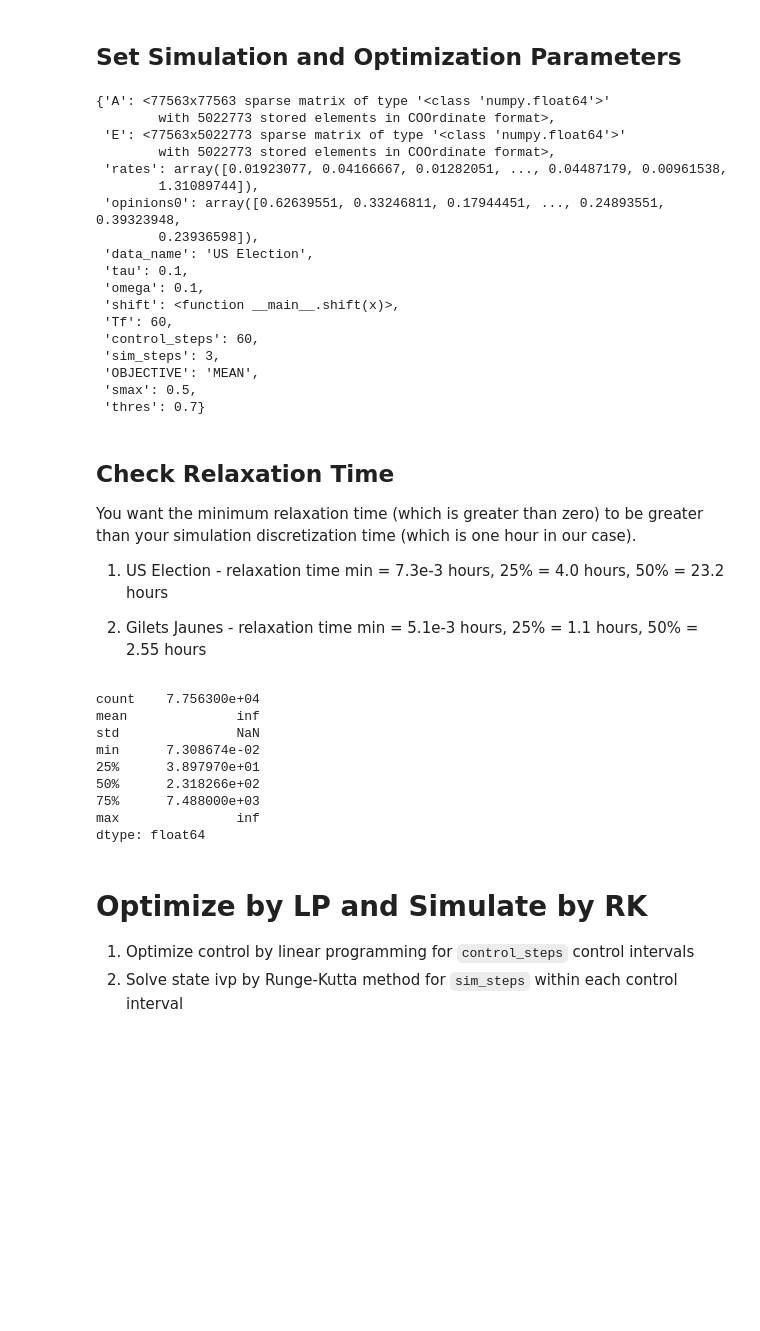
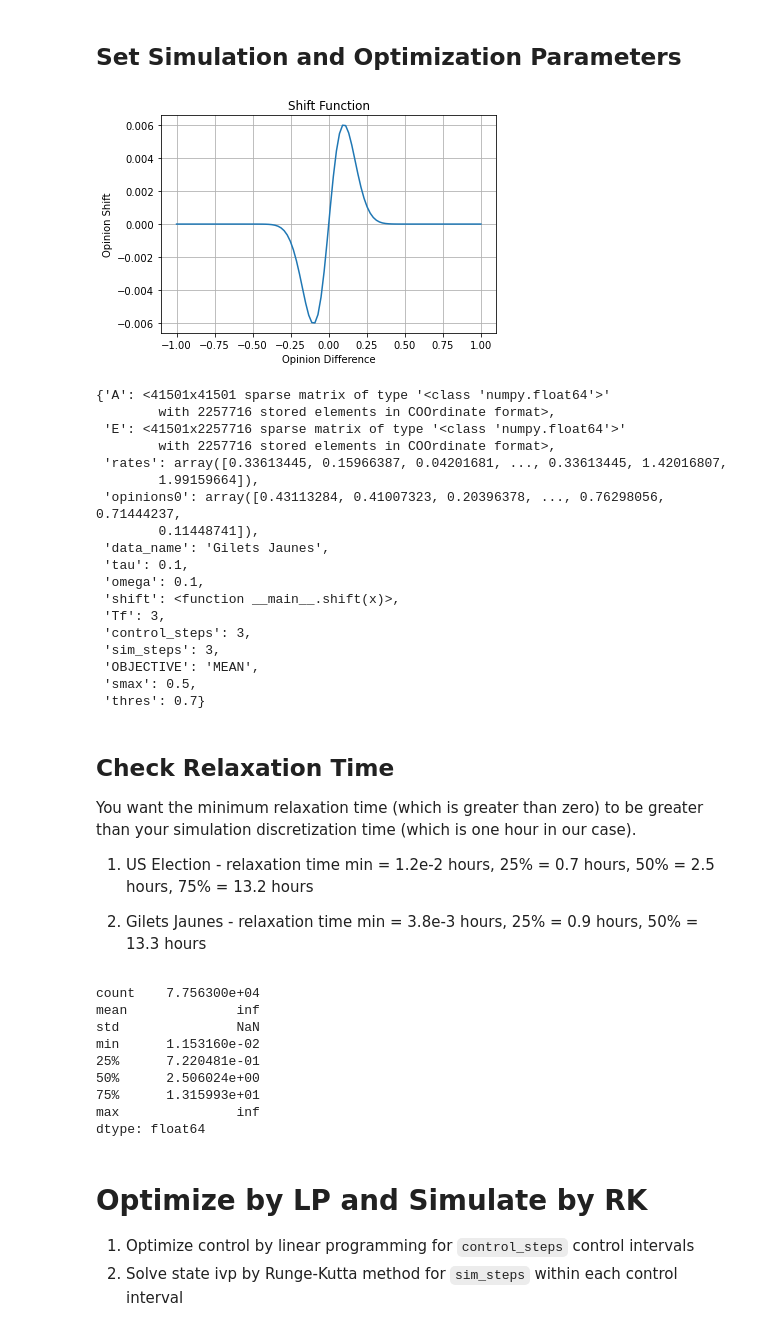
Before and after one commit to zlisto/opinion_dynamics, a Jupyter notebook: ShadowbanAdaptive_LPRK.ipynb, the cells around one changed output. Drawn from its saved outputs; the diff is of its cells as text; code cells hidden in the pictures; blank space fills up the shorter version.

```diff
--- a/ShadowbanAdaptive_LPRK.ipynb
+++ b/ShadowbanAdaptive_LPRK.ipynb
@@ -107,52 +121,63 @@ network_params
 # %% [markdown]
 ## Set Simulation and Optimization Parameters
 # %%
-#simulation parameters
+#shift function
 tau = 0.1
 omega = 0.1
 
-#shift function f
 def shift(x):
     x = np.clip(x, -1, 1)
-    y = omega *x*np.exp(-np.abs(x/tau)**2/2)
+    y = omega*x*np.exp(-np.abs(x/tau)**2/2)
 
     return(y)
 
+T_shift = np.linspace(-1,1,100)
+plt.plot(T_shift, shift(T_shift))
+plt.title('Shift Function')
+plt.xlabel('Opinion Difference')
+plt.ylabel('Opinion Shift')
+plt.grid()
+plt.show()
+
+
 #for dynamics_simulator.py
-Tf = 60 #final time of simulator [days]
-control_steps = Tf
-sim_steps = 3
+Tf = 3 #final time of simulator [days]
+control_steps = Tf #time points to optimize control
+sim_steps = 3 #time points to simulate opinions within one control interval
+
 
 #optimization parameters
 smax = 0.5 #max strength of shadow banning at any time
 OBJECTIVE = 'MEAN' #integral cost type
-thres = 0.7 #used for EXTMIN and EXTMAX
+thres = 0.7 #threshold used for EXTMIN and EXTMAX
 assert OBJECTIVE in ['MEAN','VARMIN','VARMAX','EXTMIN','EXTMAX']
 
 additional_params = {'tau': tau, 'omega': omega, 'shift': shift,
                      'Tf': Tf, 'control_steps': control_steps, 'sim_steps': sim_steps,
                      'OBJECTIVE': OBJECTIVE, 'smax': smax, 'thres': thres}
 
+
 params = {**network_params, **additional_params}
 nv = params['A'].shape[0]
 ne = params['E'].shape[1]
 
 params
 # %% [output]
+[figure, added]
-{'A': <77563x77563 sparse matrix of type '<class 'numpy.float64'>'
-        with 5022773 stored elements in COOrdinate format>,
- 'E': <77563x5022773 sparse matrix of type '<class 'numpy.float64'>'
-        with 5022773 stored elements in COOrdinate format>,
- 'rates': array([0.01923077, 0.04166667, 0.01282051, ..., 0.04487179, 0.00961538,
-        1.31089744]),
- 'opinions0': array([0.62639551, 0.33246811, 0.17944451, ..., 0.24893551, 0.39323948,
-        0.23936598]),
- 'data_name': 'US Election',
+{'A': <41501x41501 sparse matrix of type '<class 'numpy.float64'>'
+        with 2257716 stored elements in COOrdinate format>,
+ 'E': <41501x2257716 sparse matrix of type '<class 'numpy.float64'>'
+        with 2257716 stored elements in COOrdinate format>,
+ 'rates': array([0.33613445, 0.15966387, 0.04201681, ..., 0.33613445, 1.42016807,
+        1.99159664]),
+ 'opinions0': array([0.43113284, 0.41007323, 0.20396378, ..., 0.76298056, 0.71444237,
+        0.11448741]),
+ 'data_name': 'Gilets Jaunes',
  'tau': 0.1,
  'omega': 0.1,
  'shift': <function __main__.shift(x)>,
- 'Tf': 60,
- 'control_steps': 60,
+ 'Tf': 3,
+ 'control_steps': 3,
  'sim_steps': 3,
  'OBJECTIVE': 'MEAN',
  'smax': 0.5,
@@ -162,20 +187,20 @@ params
 
 You want the minimum relaxation time (which is greater than zero) to be greater than your simulation discretization time (which is one hour in our case).
 
-1. US Election - relaxation time min = 7.3e-3  hours, 25% = 4.0  hours, 50% = 23.2 hours
+1. US Election - relaxation time min = 1.2e-2  hours, 25% = 0.7  hours, 50% = 2.5 hours, 75% = 13.2 hours
 
-2. Gilets Jaunes - relaxation time min = 5.1e-3 hours, 25% = 1.1 hours, 50% = 2.55 hours
+2. Gilets Jaunes - relaxation time min = 3.8e-3 hours, 25% = 0.9 hours, 50% = 13.3 hours
 # %%
-relaxation_time_hrs = pd.Series(24/(params['omega']*params['rates']@params['A']))
+relaxation_time_hrs = pd.Series(24 / (params['rates']@params['A']))
 relaxation_time_hrs[relaxation_time_hrs>0].describe()
 # %% [output]
 count    7.756300e+04
 mean              inf
 std               NaN
-min      7.308674e-02
-25%      3.897970e+01
-50%      2.318266e+02
-75%      7.488000e+03
+min      1.153160e-02
+25%      7.220481e-01
+50%      2.506024e+00
+75%      1.315993e+01
 max               inf
 dtype: float64
 # %% [markdown]
```
Also changed, not shown: parts of 6 cells of this notebook, 3 other files.
